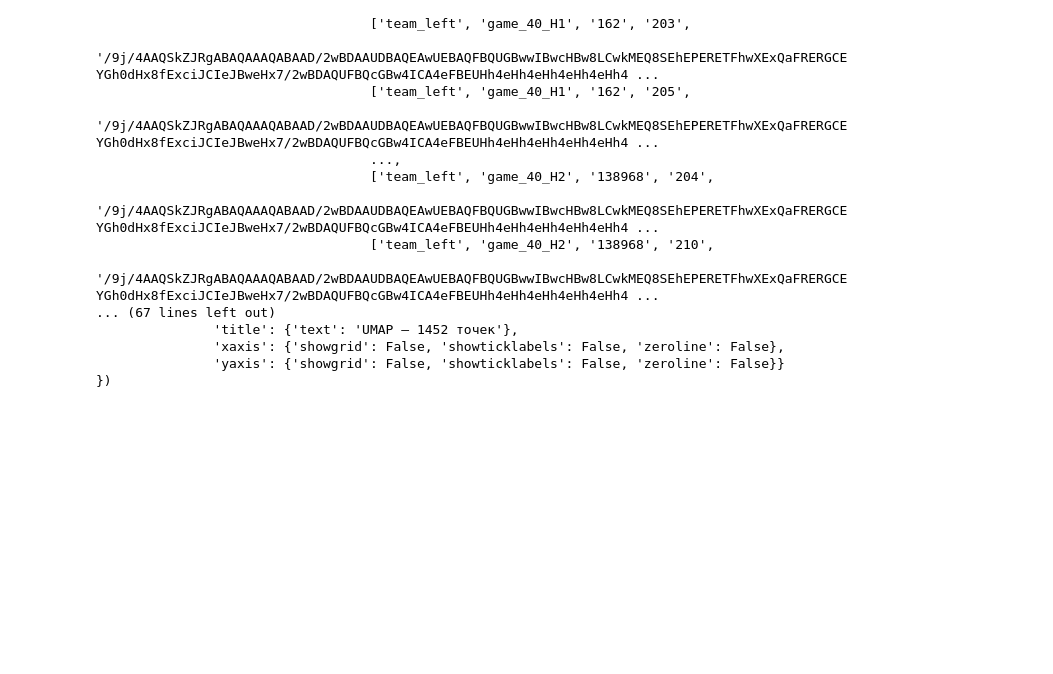
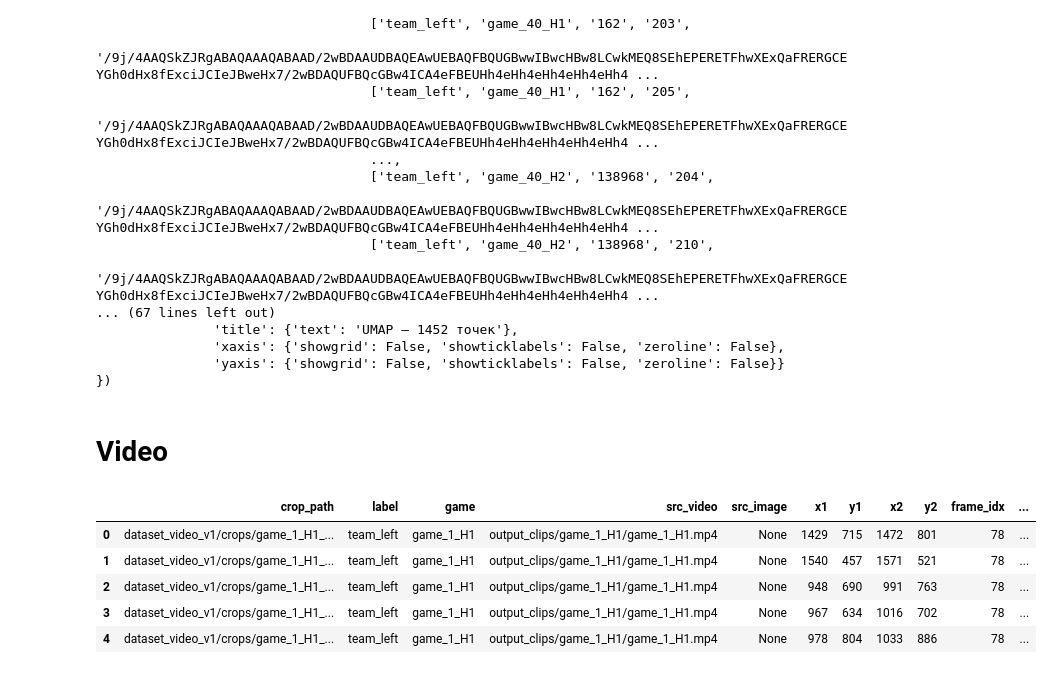
Before and after one commit to Anton9721/Football_Skoltech, a Jupyter notebook: analitics.ipynb, the cells around one changed output. Cells and saved outputs as stored; diff of their text form; code cells hidden in the pictures; blank space fills up the shorter version.

Commit message:
add video analysis

```diff
--- a/analitics.ipynb
+++ b/analitics.ipynb
@@ -290,3 +290,32 @@ FigureWidget({
                'xaxis': {'showgrid': False, 'showticklabels': False, 'zeroline': False},
                'yaxis': {'showgrid': False, 'showticklabels': False, 'zeroline': False}}
 })
+# %% [markdown]
+# Video
+# %%
+from pathlib import Path
+from make_dataset import build_dataset_for_game_video
+
+game_dir = Path("./output_clips/game_1_H1")
+out_dir = Path("./dataset_video_v1/crops")
+out_dir.mkdir(parents=True, exist_ok=True)
+
+df, bad, csv_path, video_path = build_dataset_for_game_video(
+    game_dir,
+    out_dir,
+    video_path=Path("./output_clips/game_1_H1/game_1_H1.mp4"),
+    players_csv=Path("./output_clips/game_1_H1/players.csv"),
+    min_wh=20,
+    jpeg_quality=90,
+    pad=6,
+    frame_stride=2
+)
+
+df.head()
+# %% [output]
+|  | crop_path | label | game | src_video | src_image | x1 | y1 | x2 | y2 | frame_idx | ... |
+| 0 | dataset_video_v1/crops/game_1_H1_... | team_left | game_1_H1 | output_clips/game_1_H1/game_1_H1.mp4 | None | 1429 | 715 | 1472 | 801 | 78 | ... |
+| 1 | dataset_video_v1/crops/game_1_H1_... | team_left | game_1_H1 | output_clips/game_1_H1/game_1_H1.mp4 | None | 1540 | 457 | 1571 | 521 | 78 | ... |
+| 2 | dataset_video_v1/crops/game_1_H1_... | team_left | game_1_H1 | output_clips/game_1_H1/game_1_H1.mp4 | None | 948 | 690 | 991 | 763 | 78 | ... |
+| 3 | dataset_video_v1/crops/game_1_H1_... | team_left | game_1_H1 | output_clips/game_1_H1/game_1_H1.mp4 | None | 967 | 634 | 1016 | 702 | 78 | ... |
+| 4 | dataset_video_v1/crops/game_1_H1_... | team_left | game_1_H1 | output_clips/game_1_H1/game_1_H1.mp4 | None | 978 | 804 | 1033 | 886 | 78 | ... |
```
Also changed, not shown: parts of 6 cells of this notebook, 2 other files.
